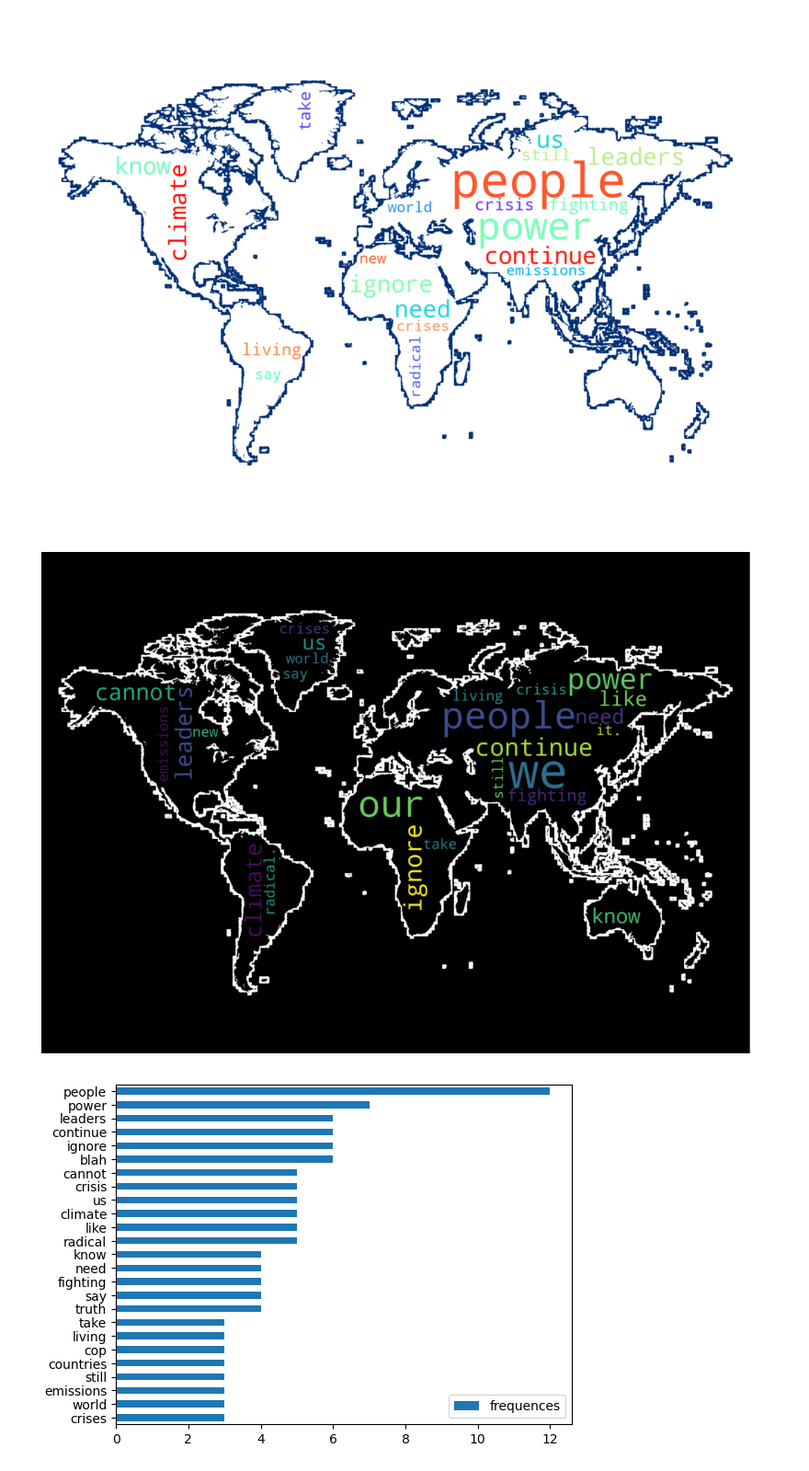
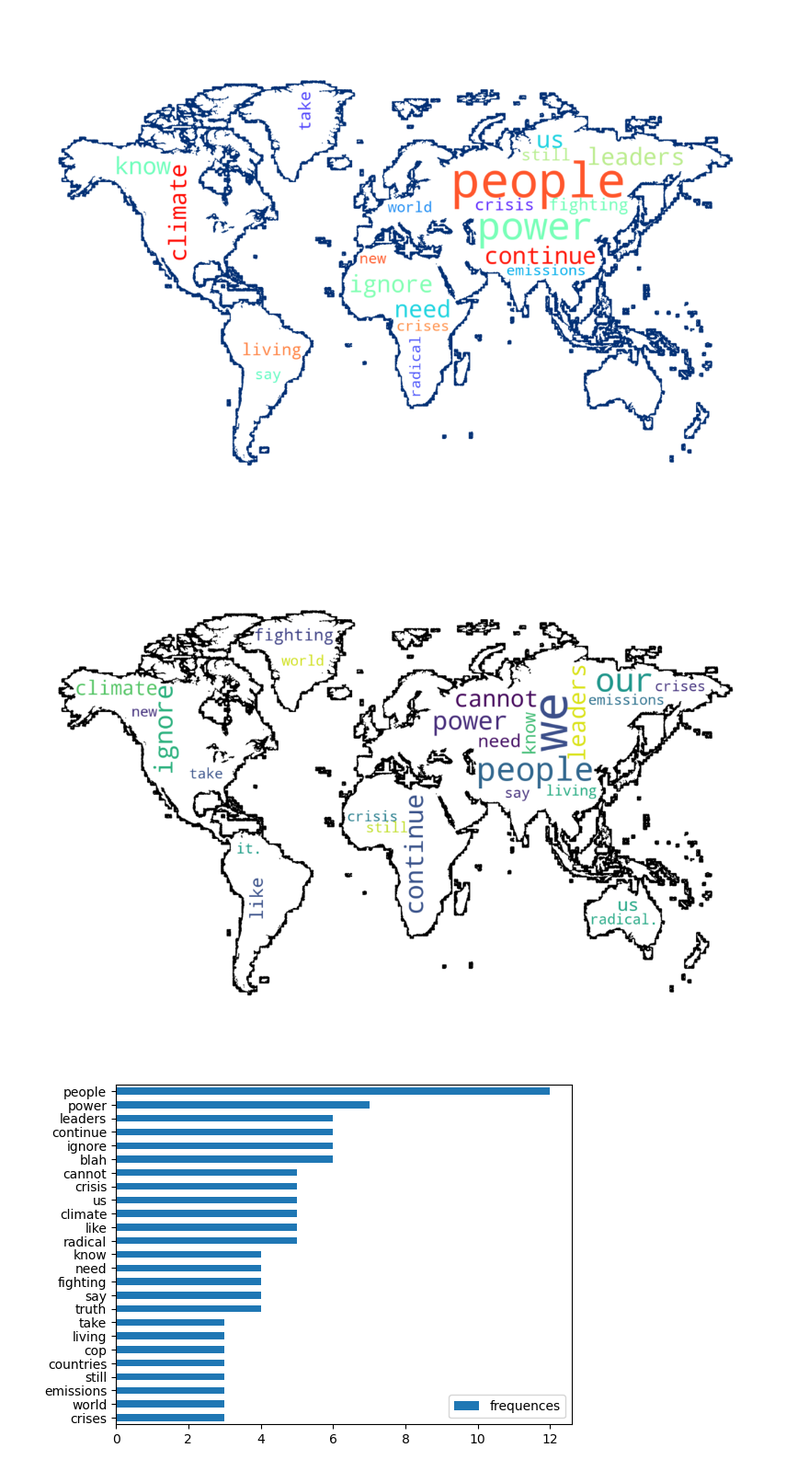
Before and after one commit to Laeti-dev/project1-text_analysis, a Jupyter notebook: blah.ipynb, the cells around one changed output. Shown at 92% size. Saved outputs shown, nothing was run; the diff lists cells and outputs as text; code cells hidden in the pictures.

Commit message:
add figures

```diff
--- a/blah.ipynb
+++ b/blah.ipynb
@@ -238,29 +236,29 @@ figure.show()
 # %%
 map_mask2 = np.array(Image.open('./masks/world_mask.jpg'))
 
 #  def transform_format(val):
 #         if val == 20:
 #             return 255
 #         else:
 #             return val
 
 # Create a word cloud image
-wc = WordCloud(background_color="black", max_words=1000, mask=map_mask2,
-    contour_width=3, contour_color='white')
+wc = WordCloud(background_color="white", max_words=1000, mask=map_mask2,
+    contour_width=3, contour_color='black')
 
 # Generate a wordcloud
 wc.generate_from_frequencies(top25_dict)
 
 # store to file
 # wc.to_file("blah_map.png")
 
 # show
 plt.figure(figsize=[20,10])
 plt.imshow(wc, interpolation='bilinear')
 plt.axis("off")
 plt.show()
 # %% [output]
-[figure, old version]
+[figure, new version]
 # %%
 df = pd.DataFrame({'words': top25_dict.keys(), 'frequences': top25_dict.values()}, index=top25_dict.keys())
 df.plot(kind='barh')
```
Also changed, not shown: parts of 1 cell of this notebook, 8 other files.
